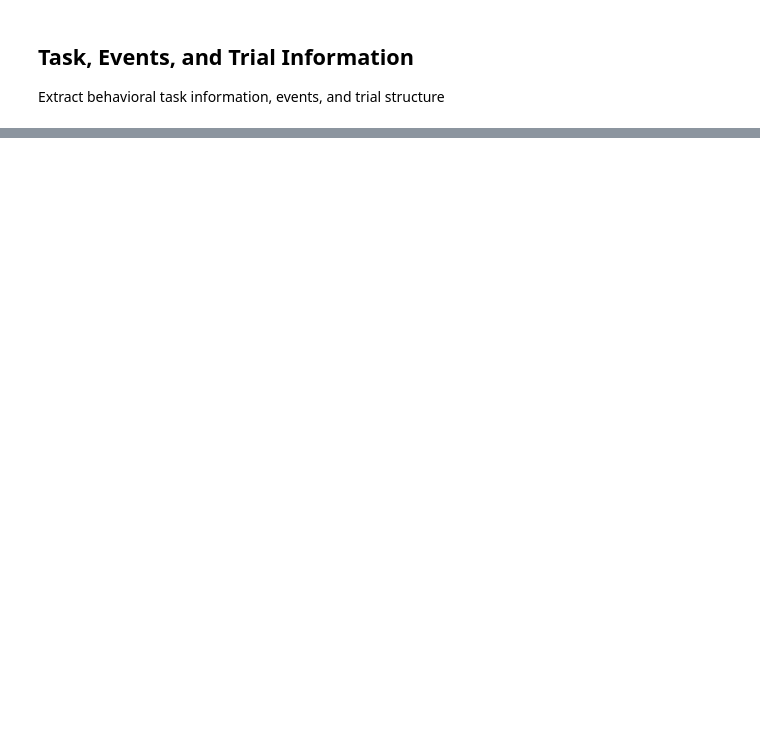
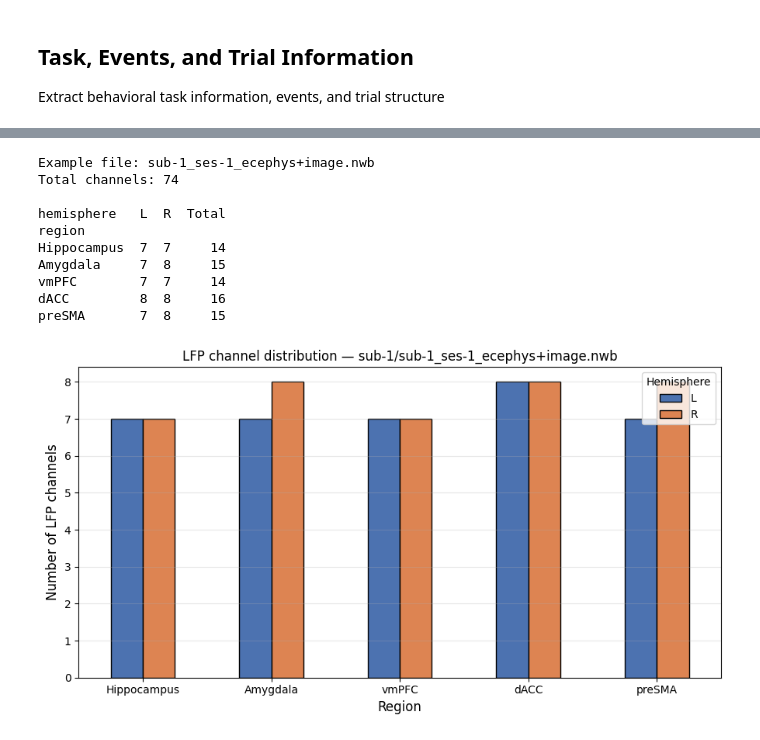
Before and after one commit to ioqfwfq/SBCAT, a Jupyter notebook: inspect_nwb.ipynb, the cells around one changed output, grey strips where cells are left out. Cells and saved outputs as stored; diff of their text form; code cells hidden in the pictures; blank space fills up the shorter version.

```diff
--- a/inspect_nwb.ipynb
+++ b/inspect_nwb.ipynb
@@ -549,0 +562,57 @@ events (TimeSeries):
+# %%
+# Channel distribution by region for the example file
+REGION_MAP = {
+    'hippocampus_left': ('Hippocampus', 'L'),
+    'hippocampus_right': ('Hippocampus', 'R'),
+    'amygdala_left': ('Amygdala', 'L'),
+    'amygdala_right': ('Amygdala', 'R'),
+    'ventral_medial_prefrontal_cortex_left': ('vmPFC', 'L'),
+    'ventral_medial_prefrontal_cortex_right': ('vmPFC', 'R'),
+    'dorsal_anterior_cingulate_cortex_left': ('dACC', 'L'),
+    'dorsal_anterior_cingulate_cortex_right': ('dACC', 'R'),
+    'pre_supplementary_motor_area_left': ('preSMA', 'L'),
+    'pre_supplementary_motor_area_right': ('preSMA', 'R'),
+}
+REGION_ORDER = ['Hippocampus', 'Amygdala', 'vmPFC', 'dACC', 'preSMA']
+
+with NWBHDF5IO(str(example_file), mode="r", load_namespaces=True) as io:
+    nwbf = io.read()
+    electrodes_df = nwbf.electrodes.to_dataframe()
+
+mapped = electrodes_df['location'].map(REGION_MAP)
+unmapped = electrodes_df.loc[mapped.isna(), 'location'].unique()
+example_rh = pd.DataFrame(mapped.dropna().tolist(), columns=['region', 'hemisphere'])
+counts = (example_rh.groupby(['region', 'hemisphere']).size()
+          .unstack(fill_value=0)
+          .reindex(REGION_ORDER, fill_value=0)
+          .reindex(columns=['L', 'R'], fill_value=0))
+
+print(f"Example file: {example_file.name}")
+print(f"Total channels: {len(electrodes_df)}")
+if len(unmapped):
+    print(f"Unmapped locations (excluded): {list(unmapped)}")
+print()
+print(counts.assign(Total=counts.sum(axis=1)))
+
+fig, ax = plt.subplots(figsize=(9, 5))
+counts.plot(kind='bar', ax=ax, color=['#4C72B0', '#DD8452'], edgecolor='black')
+ax.set_xlabel('Region', fontsize=12)
+ax.set_ylabel('Number of LFP channels', fontsize=12)
+ax.set_title(f'LFP channel distribution — {example_file.parent.name}/{example_file.name}', fontsize=12)
+ax.legend(title='Hemisphere')
+ax.set_xticklabels(counts.index, rotation=0)
+ax.grid(True, axis='y', alpha=0.3)
+plt.tight_layout()
+plt.show()
+# %% [output]
+Example file: sub-1_ses-1_ecephys+image.nwb
+Total channels: 74
+
+hemisphere   L  R  Total
+region
+Hippocampus  7  7     14
+Amygdala     7  8     15
+vmPFC        7  7     14
+dACC         8  8     16
+preSMA       7  8     15
+[figure, added]
```
Also changed, not shown: parts of 14 cells of this notebook, 3 other files.
